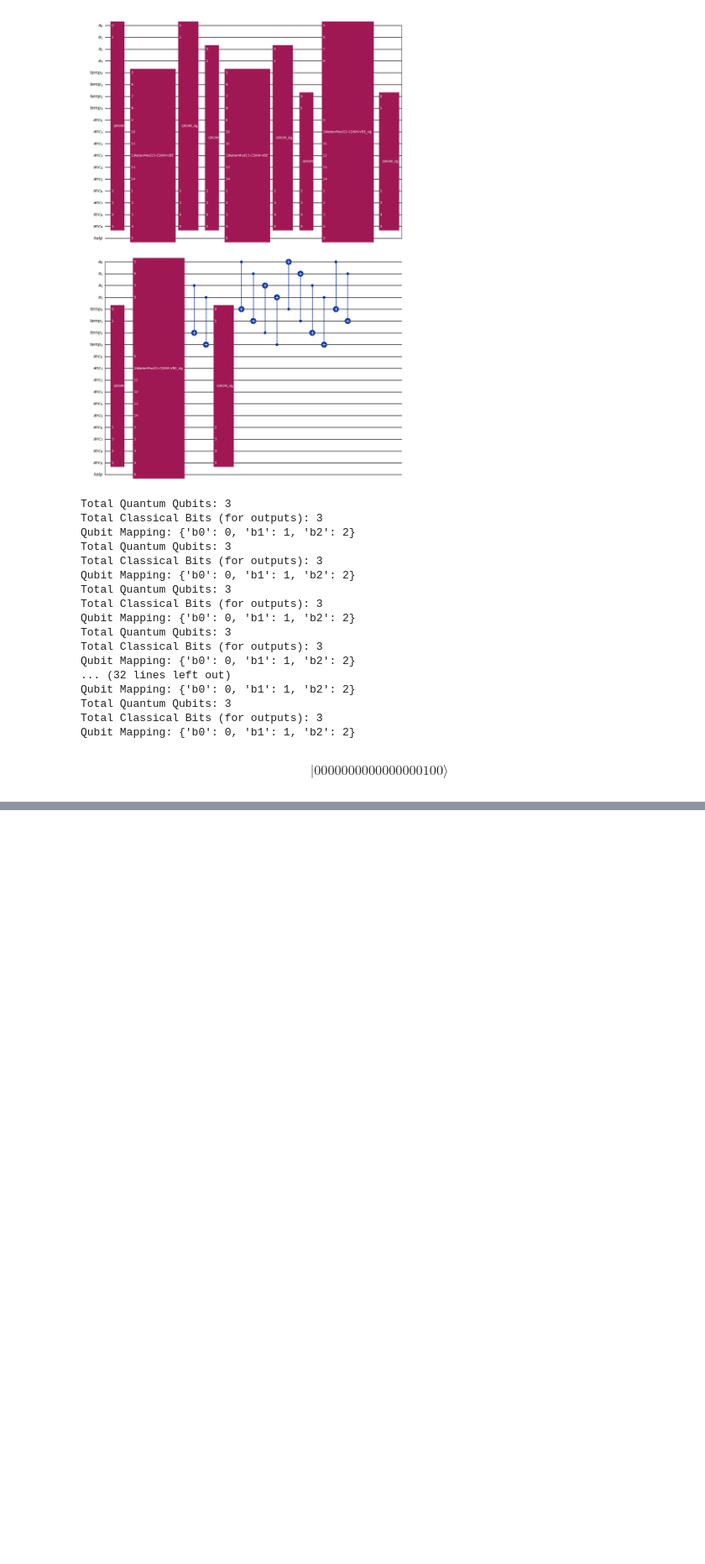
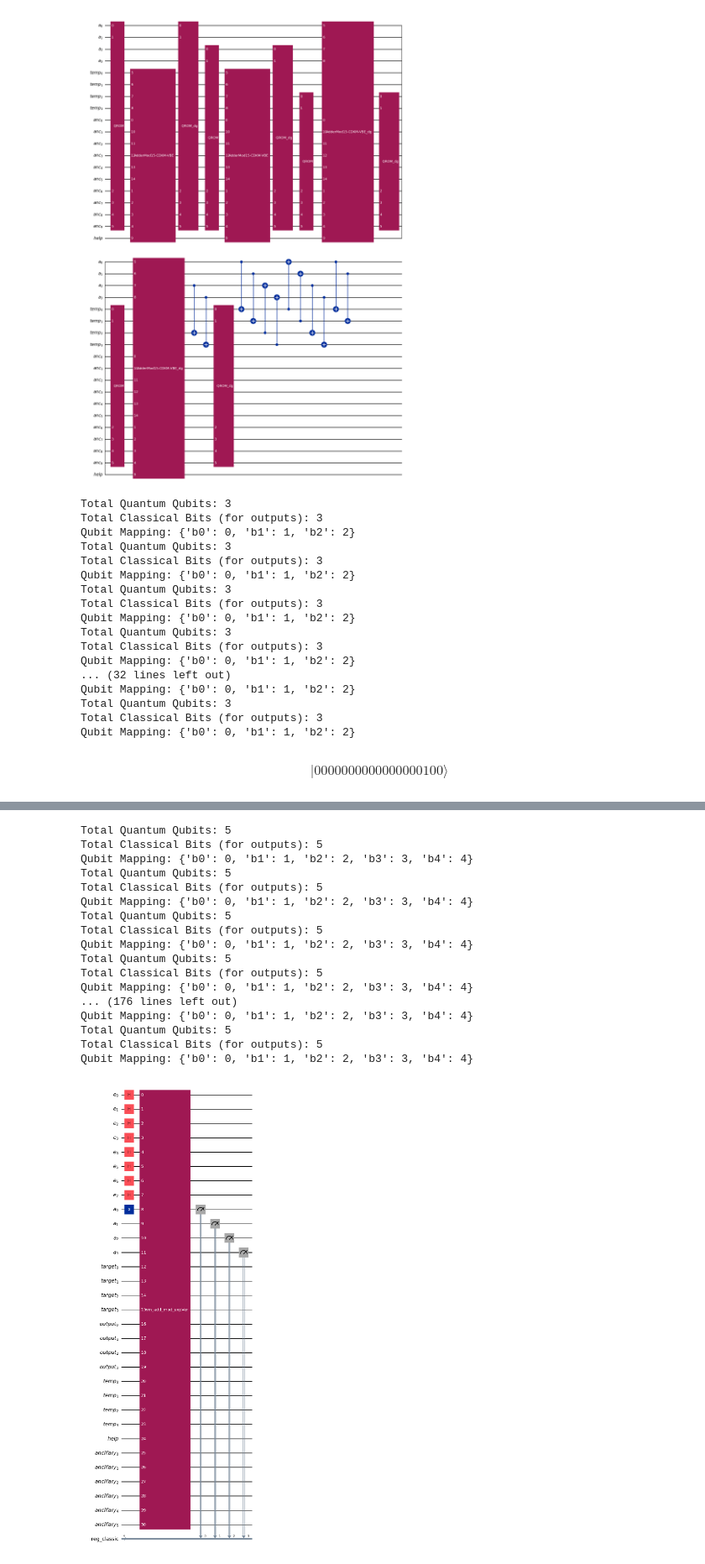
Before and after one commit to Flirm/quantum-circuits-implementation, a Jupyter notebook: implementations/windowed_arithmetic/notebooks/windowed_a.ipynb, the cells around one changed output, grey strips where cells are left out. Shown at 84% size. Saved outputs shown, nothing was run; the diff lists cells and outputs as text; code cells hidden in the pictures; blank space fills up the shorter version.

```diff
--- a/implementations/windowed_arithmetic/notebooks/windowed_a.ipynb
+++ b/implementations/windowed_arithmetic/notebooks/windowed_a.ipynb
@@ -2661,0 +2737,34 @@ $$ |0000000000000000100\rangle$$
+# %%
+reg_e = QuantumRegister(8, name="e")
+reg_a = QuantumRegister(4, name="a")
+reg_t = QuantumRegister(4, name="target")
+reg_o = QuantumRegister(4, name="output")
+reg_temp = QuantumRegister(4, name="temp")
+reg_help = QuantumRegister(1, name="help")
+reg_anc = QuantumRegister(6, name="ancillary")
+reg_classic = ClassicalRegister(4, name="reg_classic")
+qc = QuantumCircuit(reg_e, reg_a, reg_t, reg_o, reg_temp, reg_help, reg_anc, reg_classic)
+qc.h(reg_e)
+qc.x(reg_a[0])
+qc.append(win_exp_mod(15, 2, 4, 8, 2, 2), reg_e[:] + reg_a[:] + reg_t[:] + reg_o[:] + reg_temp[:] + reg_help[:] + reg_anc[:])
+qc.measure(reg_a, reg_classic)
+qc.draw("mpl")
+# %% [output]
+Total Quantum Qubits: 5
+Total Classical Bits (for outputs): 5
+Qubit Mapping: {'b0': 0, 'b1': 1, 'b2': 2, 'b3': 3, 'b4': 4}
+Total Quantum Qubits: 5
+Total Classical Bits (for outputs): 5
+Qubit Mapping: {'b0': 0, 'b1': 1, 'b2': 2, 'b3': 3, 'b4': 4}
+Total Quantum Qubits: 5
+Total Classical Bits (for outputs): 5
+Qubit Mapping: {'b0': 0, 'b1': 1, 'b2': 2, 'b3': 3, 'b4': 4}
+Total Quantum Qubits: 5
+Total Classical Bits (for outputs): 5
+Qubit Mapping: {'b0': 0, 'b1': 1, 'b2': 2, 'b3': 3, 'b4': 4}
+... (176 lines left out)
+Qubit Mapping: {'b0': 0, 'b1': 1, 'b2': 2, 'b3': 3, 'b4': 4}
+Total Quantum Qubits: 5
+Total Classical Bits (for outputs): 5
+Qubit Mapping: {'b0': 0, 'b1': 1, 'b2': 2, 'b3': 3, 'b4': 4}
+[figure, added]
```
Also changed, not shown: parts of 4 cells of this notebook, 1 other file.
